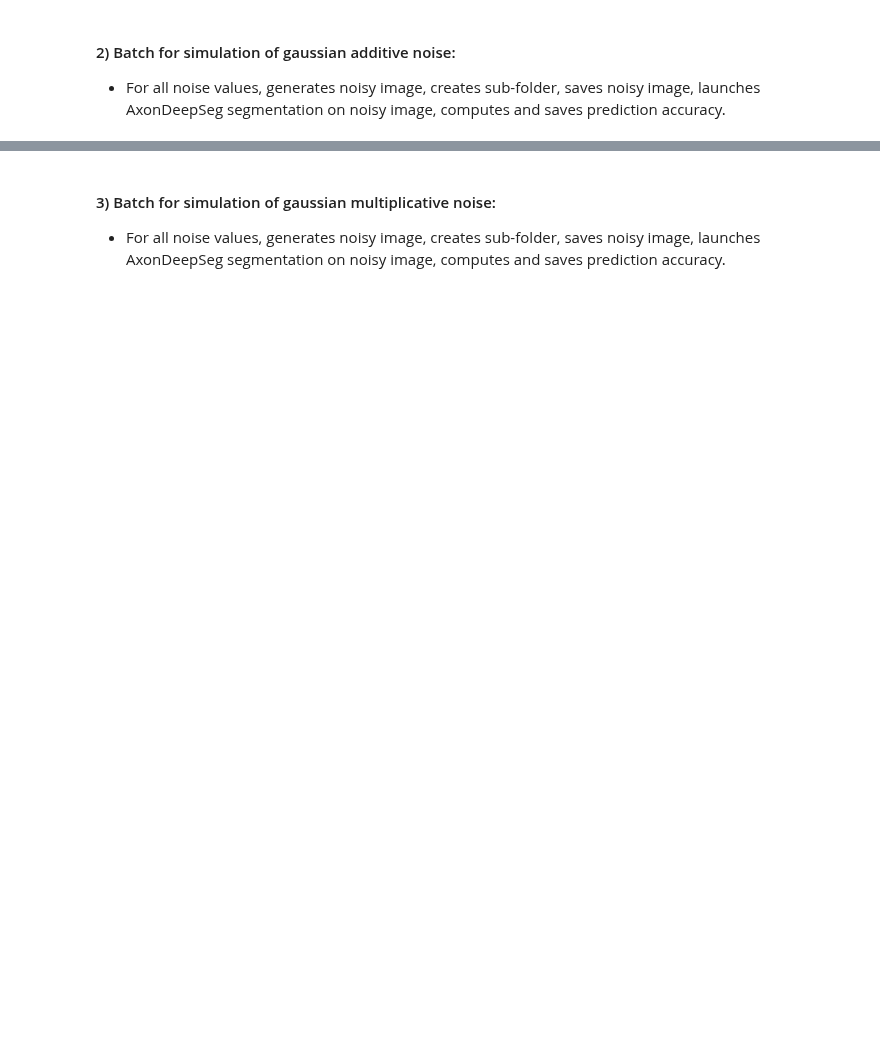
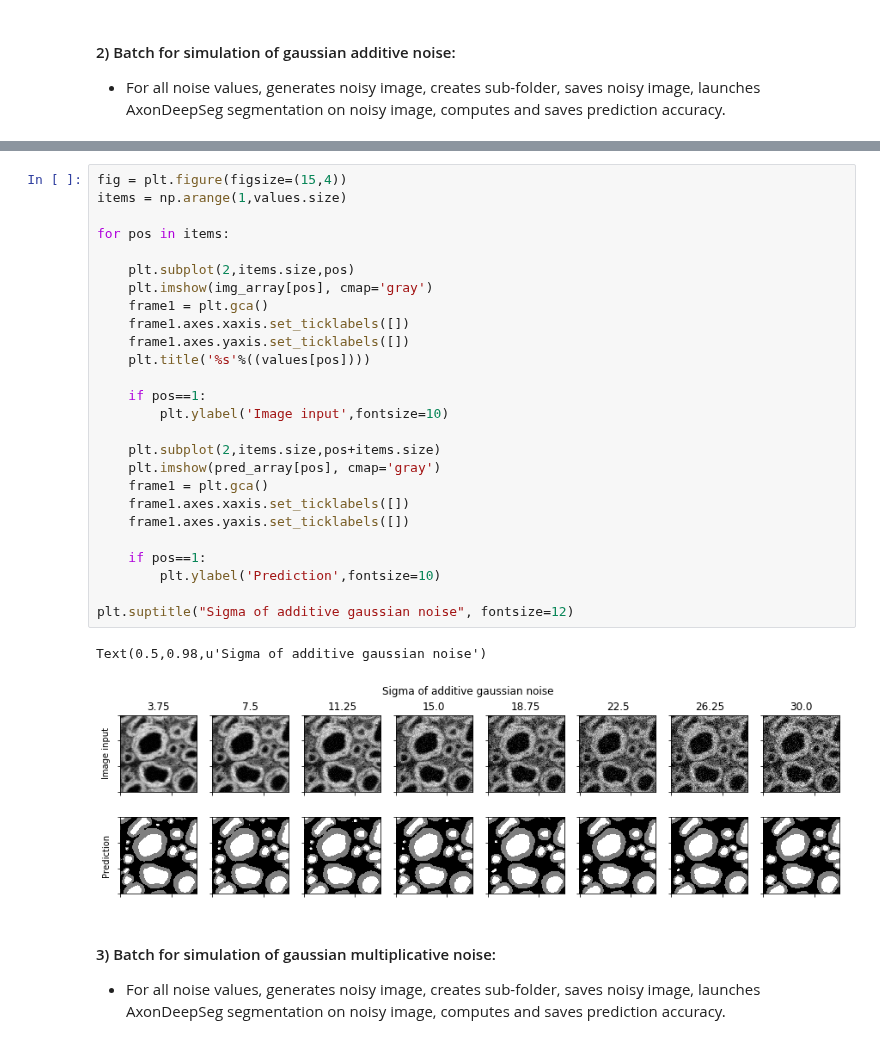
Before and after one commit to axondeepseg/axondeepseg, a Jupyter notebook: notebooks/noise_simulation.ipynb, the cells around one changed output, grey strips where cells are left out. Cells and saved outputs as stored; diff of their text form; blank space fills up the shorter version.

```diff
--- a/notebooks/noise_simulation.ipynb
+++ b/notebooks/noise_simulation.ipynb
@@ -139,3 +215,32 @@ for sigma_values in values:
+# %%
+fig = plt.figure(figsize=(15,4))
+items = np.arange(1,values.size)
+
+for pos in items:
+
+    plt.subplot(2,items.size,pos)
+    plt.imshow(img_array[pos], cmap='gray')
+    frame1 = plt.gca()
+    frame1.axes.xaxis.set_ticklabels([])
+    frame1.axes.yaxis.set_ticklabels([])
+    plt.title('%s'%((values[pos])))
+
+    if pos==1:
+        plt.ylabel('Image input',fontsize=10)
+
+    plt.subplot(2,items.size,pos+items.size)
+    plt.imshow(pred_array[pos], cmap='gray')
+    frame1 = plt.gca()
+    frame1.axes.xaxis.set_ticklabels([])
+    frame1.axes.yaxis.set_ticklabels([])
+
+    if pos==1:
+        plt.ylabel('Prediction',fontsize=10)
+
+plt.suptitle("Sigma of additive gaussian noise", fontsize=12)
+# %% [output]
+Text(0.5,0.98,u'Sigma of additive gaussian noise')
+[figure, added]
 # %% [markdown]
 #### 3) Batch for simulation of gaussian multiplicative noise:
 
```
Also changed, not shown: parts of 10 cells of this notebook, 1 other file.
